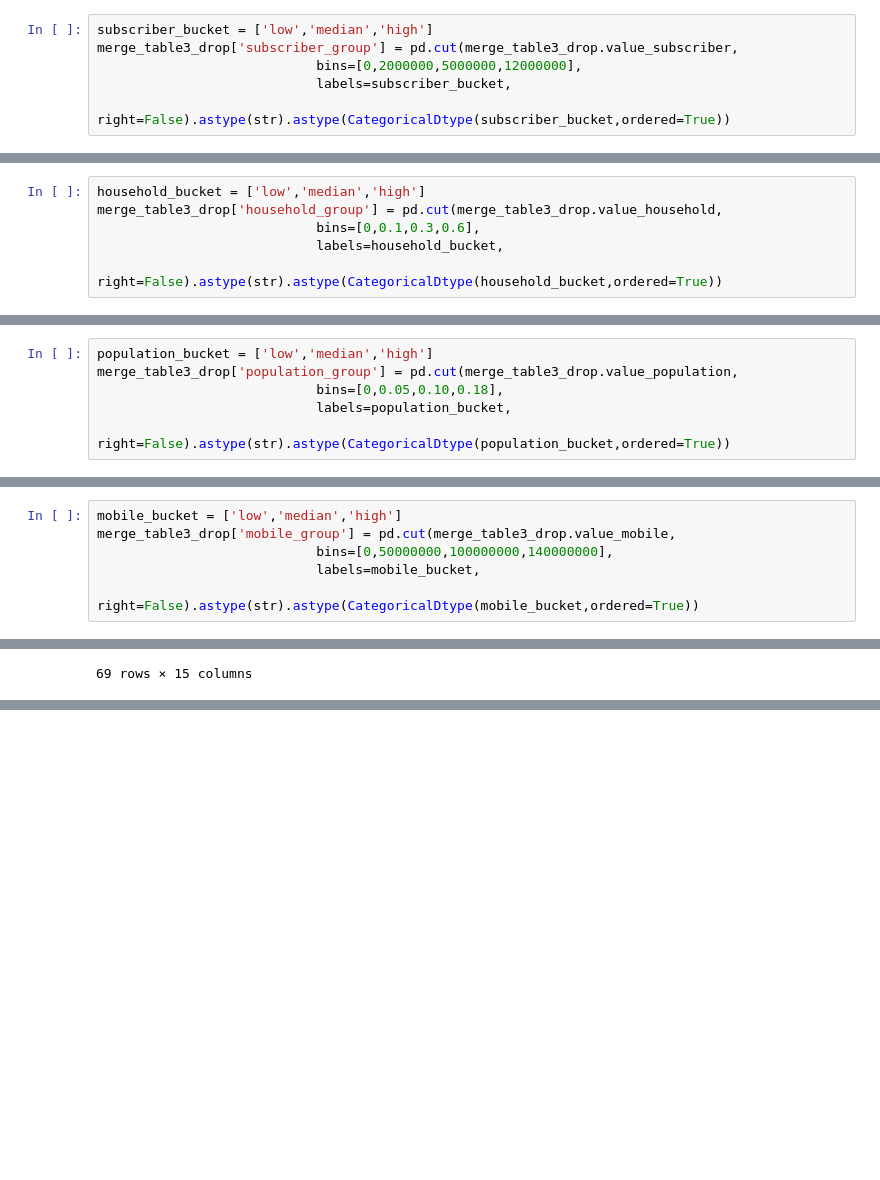
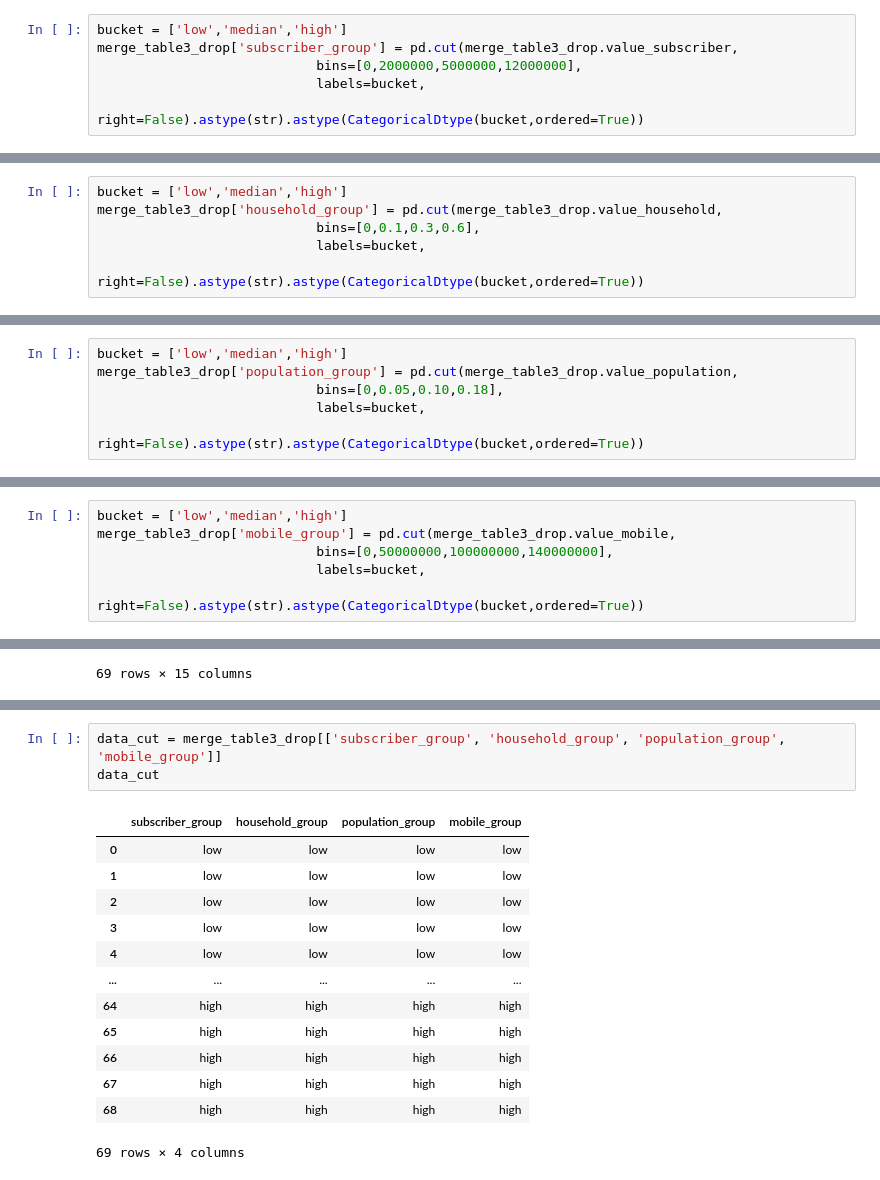
Before and after one commit to Kanyarat-S/DWDM21, a Jupyter notebook: Project_DWDM.ipynb, the cells around one changed output, grey strips where cells are left out. Saved outputs shown, nothing was run; the diff lists cells and outputs as text; blank space fills up the shorter version.

```diff
--- a/Project_DWDM.ipynb
+++ b/Project_DWDM.ipynb
@@ -429,9 +434,9 @@ Index(['no.', 'Mobile Market Report', 'value_mobile', 'quarter',
 # %%
-subscriber_bucket = ['low','median','high']
+bucket = ['low','median','high']
 merge_table3_drop['subscriber_group'] = pd.cut(merge_table3_drop.value_subscriber,
                             bins=[0,2000000,5000000,12000000],
-                            labels=subscriber_bucket,
-                            right=False).astype(str).astype(CategoricalDtype(subscriber_bucket,ordered=True))
+                            labels=bucket,
+                            right=False).astype(str).astype(CategoricalDtype(bucket,ordered=True))
 # %% [output]
 A value is trying to be set on a copy of a slice from a DataFrame.
 Try using .loc[row_indexer,col_indexer] = value instead
@@ -441,9 +455,9 @@ See the caveats in the documentation: https://pandas.pydata.org/pandas-docs/stab
 # %%
-household_bucket = ['low','median','high']
+bucket = ['low','median','high']
 merge_table3_drop['household_group'] = pd.cut(merge_table3_drop.value_household,
                             bins=[0,0.1,0.3,0.6],
-                            labels=household_bucket,
-                            right=False).astype(str).astype(CategoricalDtype(household_bucket,ordered=True))
+                            labels=bucket,
+                            right=False).astype(str).astype(CategoricalDtype(bucket,ordered=True))
 # %% [output]
 A value is trying to be set on a copy of a slice from a DataFrame.
 Try using .loc[row_indexer,col_indexer] = value instead
@@ -453,9 +475,9 @@ See the caveats in the documentation: https://pandas.pydata.org/pandas-docs/stab
 # %%
-population_bucket = ['low','median','high']
+bucket = ['low','median','high']
 merge_table3_drop['population_group'] = pd.cut(merge_table3_drop.value_population,
                             bins=[0,0.05,0.10,0.18],
-                            labels=population_bucket,
-                            right=False).astype(str).astype(CategoricalDtype(population_bucket,ordered=True))
+                            labels=bucket,
+                            right=False).astype(str).astype(CategoricalDtype(bucket,ordered=True))
 # %% [output]
 A value is trying to be set on a copy of a slice from a DataFrame.
 Try using .loc[row_indexer,col_indexer] = value instead
@@ -465,9 +496,9 @@ See the caveats in the documentation: https://pandas.pydata.org/pandas-docs/stab
 # %%
-mobile_bucket = ['low','median','high']
+bucket = ['low','median','high']
 merge_table3_drop['mobile_group'] = pd.cut(merge_table3_drop.value_mobile,
                             bins=[0,50000000,100000000,140000000],
-                            labels=mobile_bucket,
-                            right=False).astype(str).astype(CategoricalDtype(mobile_bucket,ordered=True))
+                            labels=bucket,
+                            right=False).astype(str).astype(CategoricalDtype(bucket,ordered=True))
 # %% [output]
 A value is trying to be set on a copy of a slice from a DataFrame.
 Try using .loc[row_indexer,col_indexer] = value instead
@@ -492,0 +539,17 @@ merge_table3_drop
+# %%
+data_cut = merge_table3_drop[['subscriber_group', 'household_group', 'population_group', 'mobile_group']]
+data_cut
+# %% [output]
+|  | subscriber_group | household_group | population_group | mobile_group |
+| 0 | low | low | low | low |
+| 1 | low | low | low | low |
+| 2 | low | low | low | low |
+| 3 | low | low | low | low |
+| 4 | low | low | low | low |
+| ... | ... | ... | ... | ... |
+| 64 | high | high | high | high |
+| 65 | high | high | high | high |
+| 66 | high | high | high | high |
+| 67 | high | high | high | high |
+| 68 | high | high | high | high |
+69 rows × 4 columns
```
Also changed, not shown: parts of 35 cells of this notebook.
